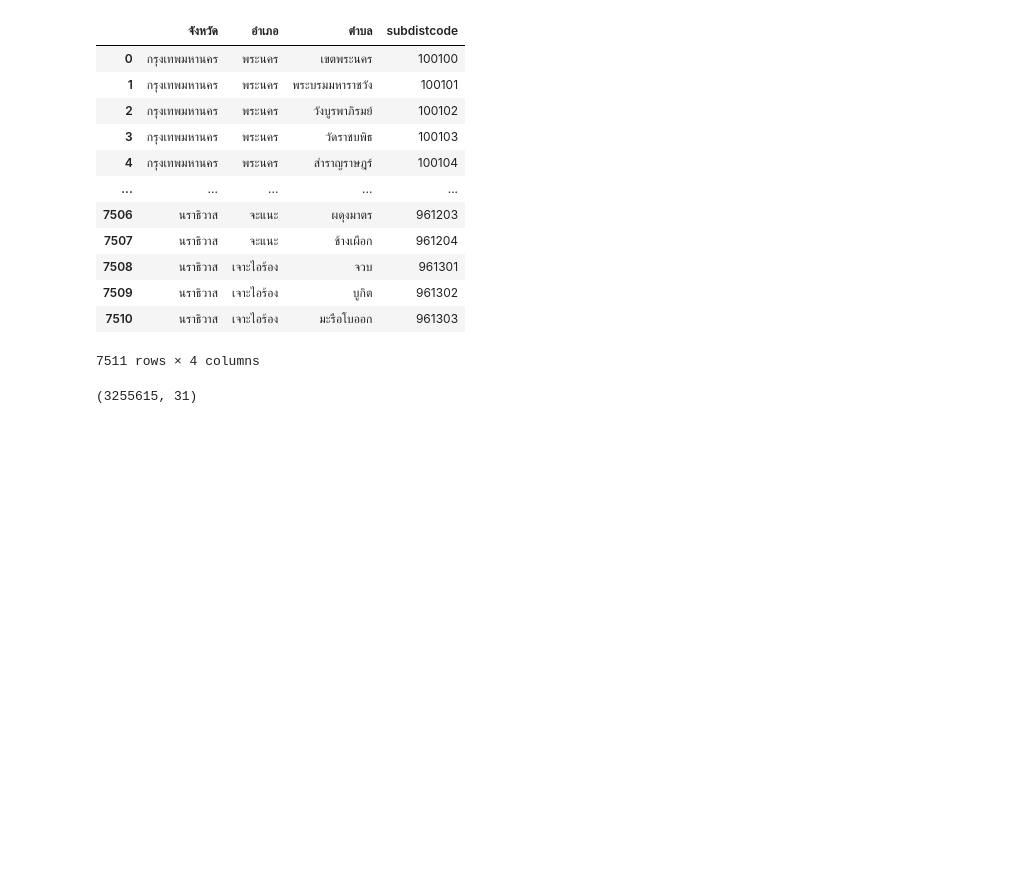
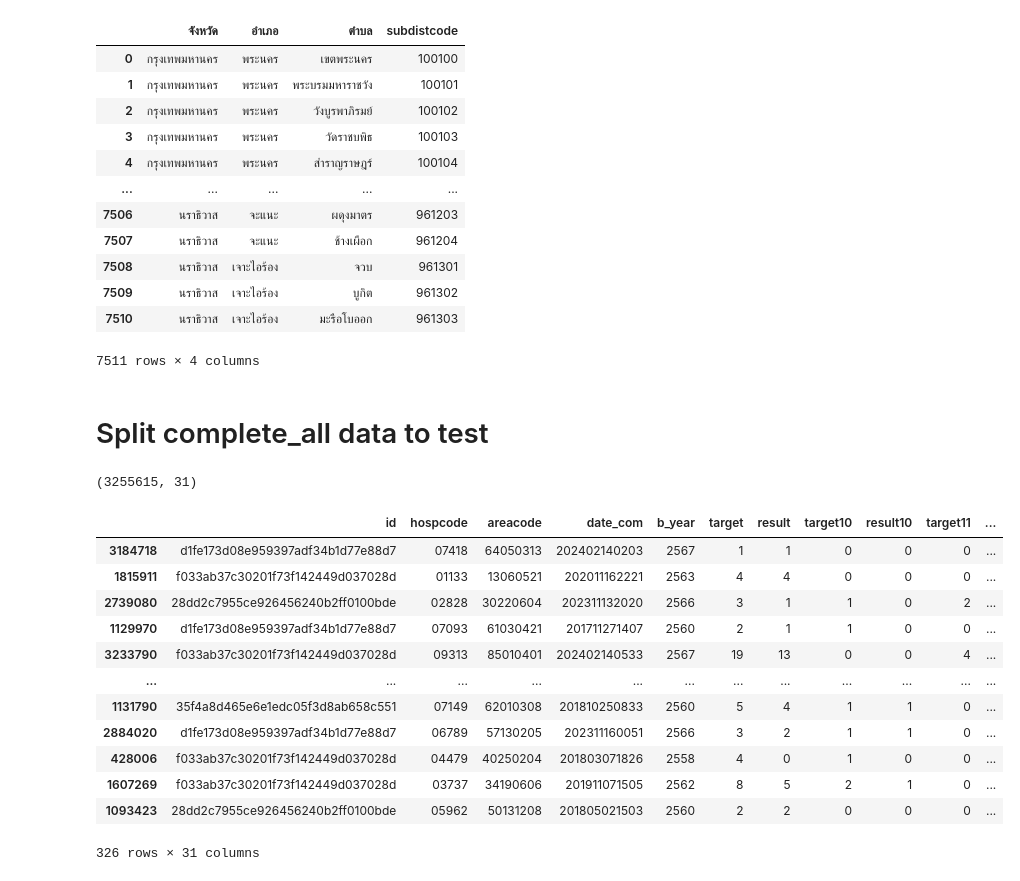
Before and after one commit to vk-poonyakanok/s_epi_complete, a Jupyter notebook: s_epi_complete.ipynb, the cells around one changed output. Saved outputs shown, nothing was run; the diff lists cells and outputs as text; code cells hidden in the pictures; blank space fills up the shorter version.

```diff
--- a/s_epi_complete.ipynb
+++ b/s_epi_complete.ipynb
@@ -1172,9 +1172,35 @@ search_tambon_df
 | 7509 | นราธิวาส | เจาะไอร้อง | บูกิต | 961302 |
 | 7510 | นราธิวาส | เจาะไอร้อง | มะรือโบออก | 961303 |
 7511 rows × 4 columns
+# %% [markdown]
+# Split complete_all data to test
 # %%
 s_epi_complete_data_all.shape
 # %% [output]
 (3255615, 31)
 # %%
 #s_epi_complete_data_all.to_csv('s_epi_complete_data_all.csv', index=False)
+# %%
+# Import the CSV file, ensuring 'hospcode' and 'areacode' are read as strings
+s_epi_complete_data_all = pd.read_csv('Test/s_epi_complete_data_all.csv', dtype={'hospcode': str, 'areacode': str})
+# %%
+from sklearn.model_selection import train_test_split
+
+# Use train_test_split to randomly select 1/10000 of the data for sample purposes, with a random state of 42
+_, sample_data_all = train_test_split(s_epi_complete_data_all, test_size=0.0001, random_state=42)
+# %%
+sample_data_all
+# %% [output]
+|  | id | hospcode | areacode | date_com | b_year | target | result | target10 | result10 | target11 | ... |
+| 3184718 | d1fe173d08e959397adf34b1d77e88d7 | 07418 | 64050313 | 202402140203 | 2567 | 1 | 1 | 0 | 0 | 0 | ... |
+| 1815911 | f033ab37c30201f73f142449d037028d | 01133 | 13060521 | 202011162221 | 2563 | 4 | 4 | 0 | 0 | 0 | ... |
+| 2739080 | 28dd2c7955ce926456240b2ff0100bde | 02828 | 30220604 | 202311132020 | 2566 | 3 | 1 | 1 | 0 | 2 | ... |
+| 1129970 | d1fe173d08e959397adf34b1d77e88d7 | 07093 | 61030421 | 201711271407 | 2560 | 2 | 1 | 1 | 0 | 0 | ... |
+| 3233790 | f033ab37c30201f73f142449d037028d | 09313 | 85010401 | 202402140533 | 2567 | 19 | 13 | 0 | 0 | 4 | ... |
+| ... | ... | ... | ... | ... | ... | ... | ... | ... | ... | ... | ... |
+| 1131790 | 35f4a8d465e6e1edc05f3d8ab658c551 | 07149 | 62010308 | 201810250833 | 2560 | 5 | 4 | 1 | 1 | 0 | ... |
+| 2884020 | d1fe173d08e959397adf34b1d77e88d7 | 06789 | 57130205 | 202311160051 | 2566 | 3 | 2 | 1 | 1 | 0 | ... |
+| 428006 | f033ab37c30201f73f142449d037028d | 04479 | 40250204 | 201803071826 | 2558 | 4 | 0 | 1 | 0 | 0 | ... |
+| 1607269 | f033ab37c30201f73f142449d037028d | 03737 | 34190606 | 201911071505 | 2562 | 8 | 5 | 2 | 1 | 0 | ... |
+| 1093423 | 28dd2c7955ce926456240b2ff0100bde | 05962 | 50131208 | 201805021503 | 2560 | 2 | 2 | 0 | 0 | 0 | ... |
+326 rows × 31 columns
```
Also changed, not shown: parts of 6 cells of this notebook, 10 other files.
